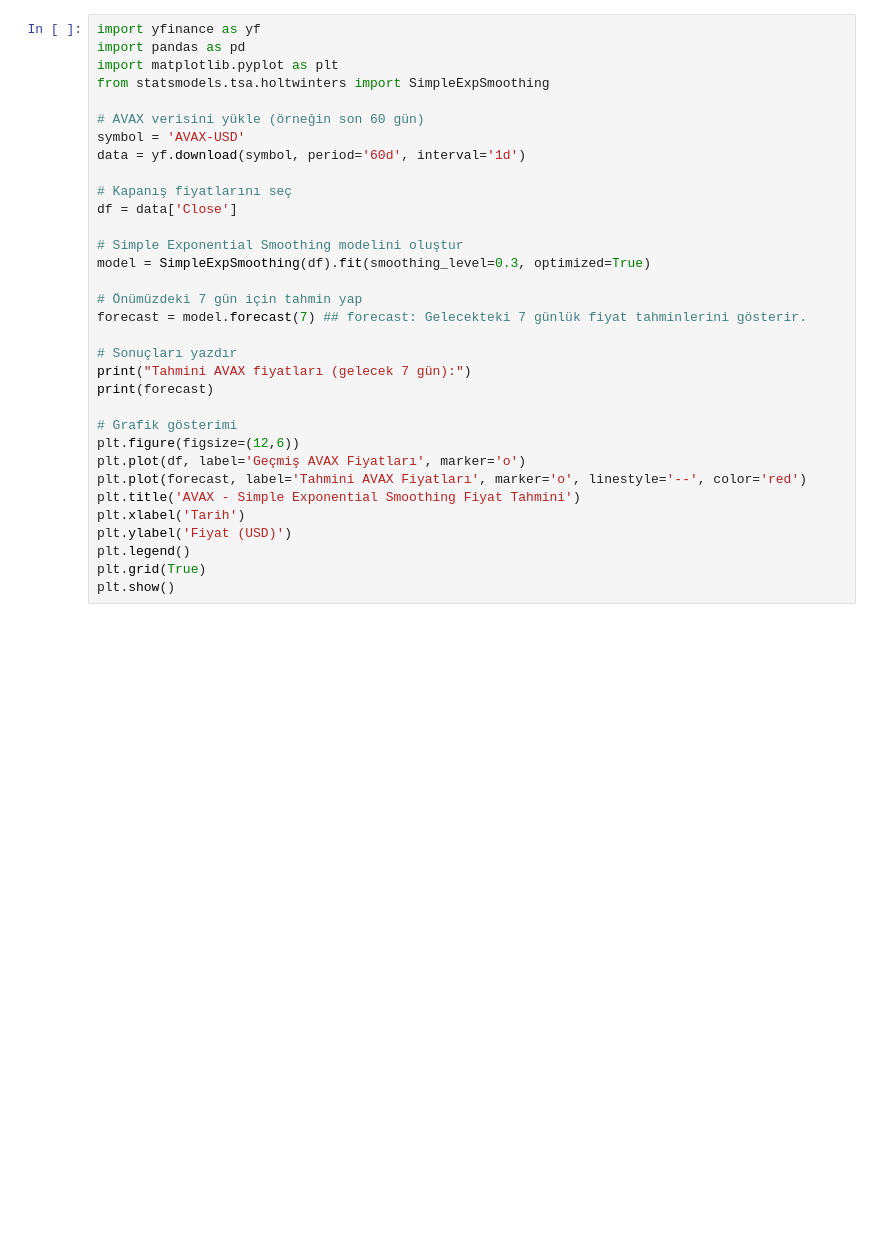
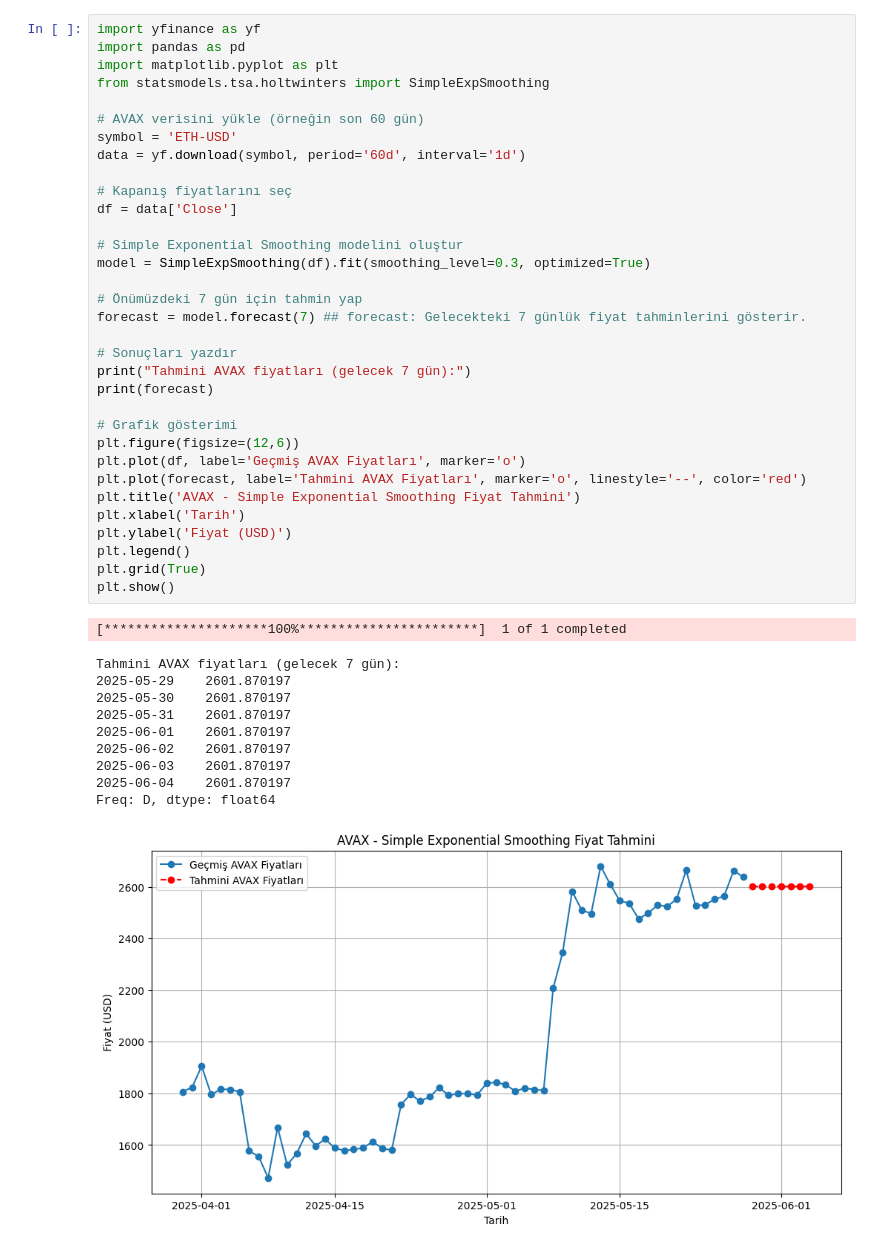
Before and after one commit to MuhammedIkbalKARADELI/Financial-Project, a Jupyter notebook: Bitcoin Projects/Bitcoin_SES_forecasting/data_extraction.ipynb, the cells around one changed output. Cells and saved outputs as stored; diff of their text form; blank space fills up the shorter version.

```diff
--- a/Bitcoin Projects/Bitcoin_SES_forecasting/data_extraction.ipynb
+++ b/Bitcoin Projects/Bitcoin_SES_forecasting/data_extraction.ipynb
@@ -23,31 +23,43 @@ import yfinance as yf
 import pandas as pd
 import matplotlib.pyplot as plt
 from statsmodels.tsa.holtwinters import SimpleExpSmoothing
 
 # AVAX verisini yükle (örneğin son 60 gün)
-symbol = 'AVAX-USD'
+symbol = 'ETH-USD'
 data = yf.download(symbol, period='60d', interval='1d')
 
 # Kapanış fiyatlarını seç
 df = data['Close']
 
 # Simple Exponential Smoothing modelini oluştur
 model = SimpleExpSmoothing(df).fit(smoothing_level=0.3, optimized=True)
 
 # Önümüzdeki 7 gün için tahmin yap
 forecast = model.forecast(7) ## forecast: Gelecekteki 7 günlük fiyat tahminlerini gösterir.
 
 # Sonuçları yazdır
 print("Tahmini AVAX fiyatları (gelecek 7 gün):")
 print(forecast)
 
 # Grafik gösterimi
 plt.figure(figsize=(12,6))
 plt.plot(df, label='Geçmiş AVAX Fiyatları', marker='o')
 plt.plot(forecast, label='Tahmini AVAX Fiyatları', marker='o', linestyle='--', color='red')
 plt.title('AVAX - Simple Exponential Smoothing Fiyat Tahmini')
 plt.xlabel('Tarih')
 plt.ylabel('Fiyat (USD)')
 plt.legend()
 plt.grid(True)
 plt.show()
+# %% [output]
+[*********************100%***********************]  1 of 1 completed
+Tahmini AVAX fiyatları (gelecek 7 gün):
+2025-05-29    2601.870197
+2025-05-30    2601.870197
+2025-05-31    2601.870197
+2025-06-01    2601.870197
+2025-06-02    2601.870197
+2025-06-03    2601.870197
+2025-06-04    2601.870197
+Freq: D, dtype: float64
+[figure, added]
```
Also changed, not shown: parts of 2 cells of this notebook.
